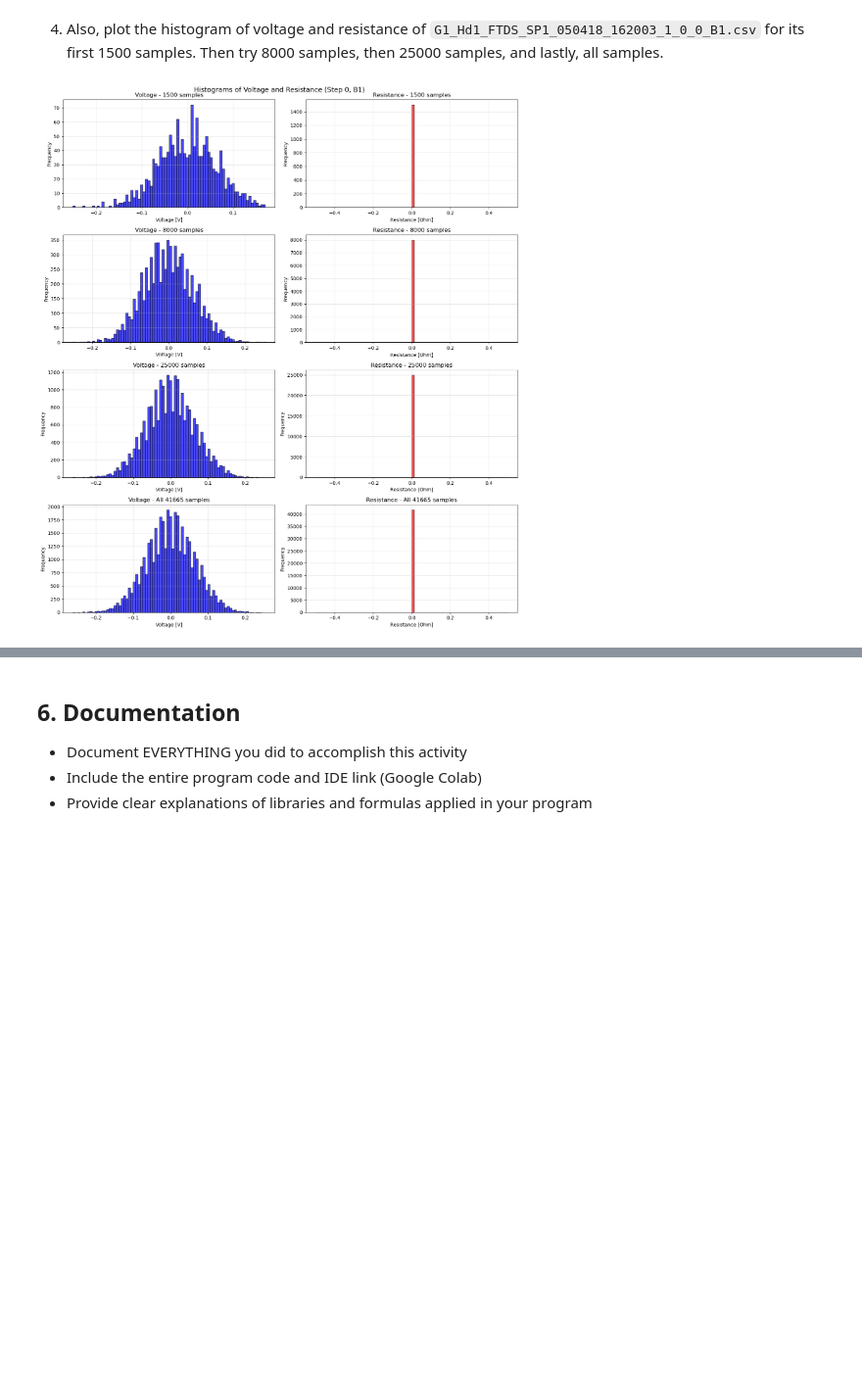
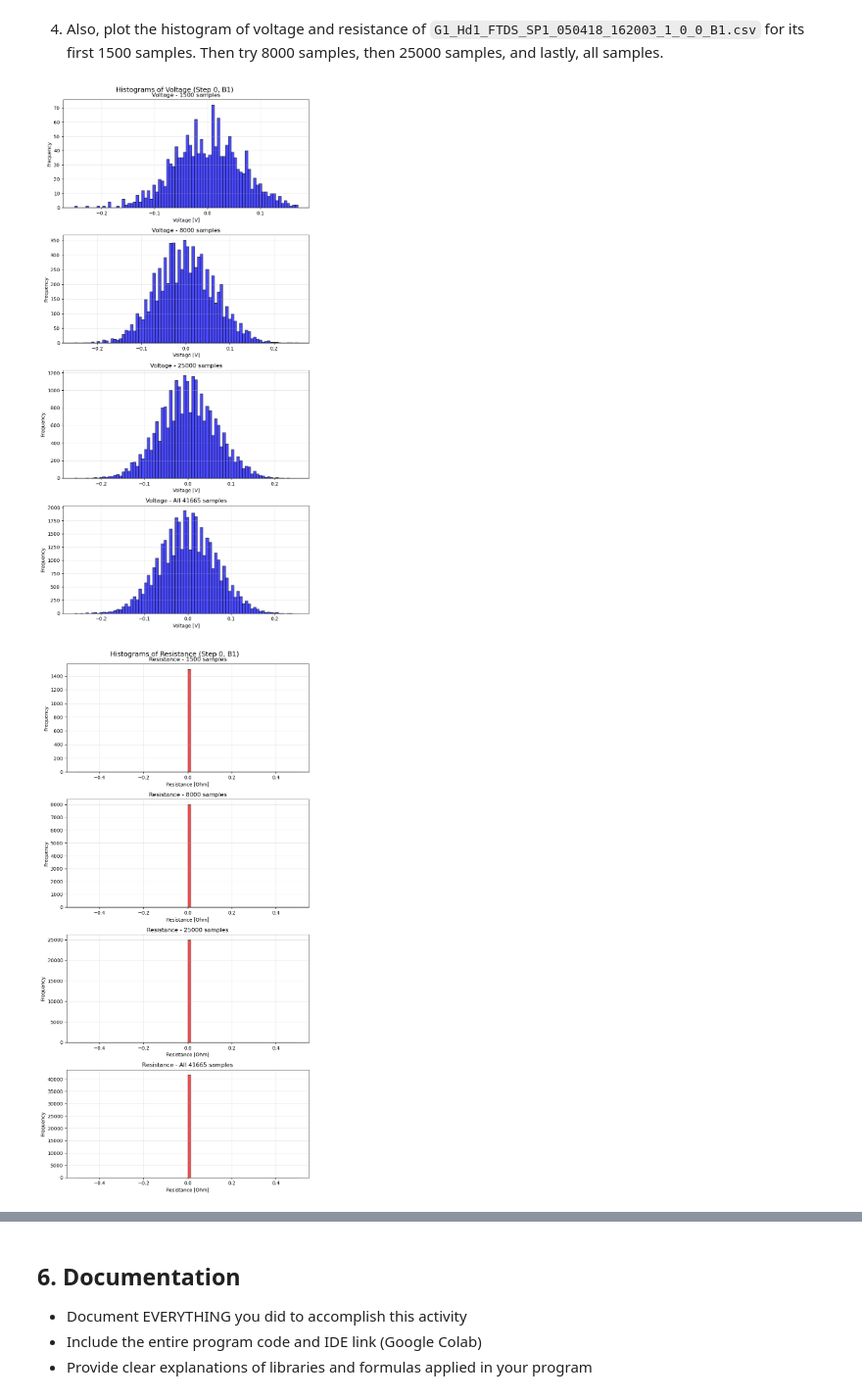
Before and after one commit to leon-pscl/CPE027-pscl, a Jupyter notebook: HOA3/Pascual_HOA3_CPE027_CPE41S2.ipynb, the cells around one changed output, grey strips where cells are left out. Shown at 98% size. Cells and saved outputs as stored; diff of their text form; code cells hidden in the pictures; blank space fills up the shorter version.

```diff
--- a/HOA3/Pascual_HOA3_CPE027_CPE41S2.ipynb
+++ b/HOA3/Pascual_HOA3_CPE027_CPE41S2.ipynb
@@ -34,0 +48,10 @@ A sensor managed to sample data in 0 to 195 steps. You will be given access to a
+# %%
+# Collect all CSV files from machine B1, sorted by filename
+b1_files = sorted(glob.glob(os.path.join(dataset_dir, '*_B1.csv')))
+
+# Exclude the BaseNoise file as specified
+b1_files = [f for f in b1_files if 'BaseNoise' not in f]
+
+print(f"Found {len(b1_files)} B1 files for processing.")
+for filepath in b1_files:
+    print(filepath)
@@ -182,34 +332,50 @@ plt.show()
 # %% [markdown]
 4. Also, plot the histogram of voltage and resistance of `G1_Hd1_FTDS_SP1_050418_162003_1_0_0_B1.csv` for its first 1500 samples. Then try 8000 samples, then 25000 samples, and lastly, all samples.
 # %%
+# Import libraries for data handling and plotting
 import pandas as pd
 import matplotlib.pyplot as plt
 
+# Read the Step 0 CSV file from machine B1, skipping 6 metadata header rows
 df = pd.read_csv('dataset/G1_Hd1_FTDS_SP1_050418_162003_1_0_0_B1.csv',
-                  skiprows=6, header=0, names=['Time', 'Voltage', 'Resistance'], usecols=[0,1,2])
+                  skiprows=6, header=0, names=['Time', 'Voltage', 'Resistance'], usecols=[0, 1, 2])
 
+# Define the sample sizes to compare: 1500, 8000, 25000, and all samples
 sample_sizes = [1500, 8000, 25000, len(df)]
 
-fig, axes = plt.subplots(4, 2, figsize=(14, 16))
-fig.suptitle('Histograms of Voltage and Resistance (Step 0, B1)', fontsize=14)
+# Figure 1: Voltage histograms
+fig1, axes1 = plt.subplots(4, 1, figsize=(8, 16))
+fig1.suptitle('Histograms of Voltage (Step 0, B1)', fontsize=14)
 
 for i, n in enumerate(sample_sizes):
     label = f'{n} samples' if n != len(df) else f'All {n} samples'
 
-    axes[i, 0].hist(df['Voltage'].iloc[:n], bins=80, color='blue', edgecolor='black', alpha=0.7)
-    axes[i, 0].set_title(f'Voltage - {label}')
-    axes[i, 0].set_xlabel('Voltage [V]')
-    axes[i, 0].set_ylabel('Frequency')
-    axes[i, 0].grid(True, alpha=0.3)
-
-    axes[i, 1].hist(df['Resistance'].iloc[:n], bins=80, color='red', edgecolor='black', alpha=0.7)
-    axes[i, 1].set_title(f'Resistance - {label}')
-    axes[i, 1].set_xlabel('Resistance [Ohm]')
-    axes[i, 1].set_ylabel('Frequency')
-    axes[i, 1].grid(True, alpha=0.3)
+    axes1[i].hist(df['Voltage'].iloc[:n], bins=80, color='blue', edgecolor='black', alpha=0.7)
+    axes1[i].set_title(f'Voltage - {label}')
+    axes1[i].set_xlabel('Voltage [V]')
+    axes1[i].set_ylabel('Frequency')
+    axes1[i].grid(True, alpha=0.3)
 
 plt.tight_layout()
-plt.savefig('histograms_step0.png', dpi=150, bbox_inches='tight')
+plt.savefig('histograms_voltage_step0.png', dpi=150, bbox_inches='tight')
 plt.show()
+
+# Figure 2: Resistance histograms
+fig2, axes2 = plt.subplots(4, 1, figsize=(8, 16))
+fig2.suptitle('Histograms of Resistance (Step 0, B1)', fontsize=14)
+
+for i, n in enumerate(sample_sizes):
+    label = f'{n} samples' if n != len(df) else f'All {n} samples'
+
+    axes2[i].hist(df['Resistance'].iloc[:n], bins=80, color='red', edgecolor='black', alpha=0.7)
+    axes2[i].set_title(f'Resistance - {label}')
+    axes2[i].set_xlabel('Resistance [Ohm]')
+    axes2[i].set_ylabel('Frequency')
+    axes2[i].grid(True, alpha=0.3)
+
+plt.tight_layout()
+plt.savefig('histograms_resistance_step0.png', dpi=150, bbox_inches='tight')
+plt.show()
 # %% [output]
-[figure, old version]
+[figure, new version]
+[figure, added]
```
Also changed, not shown: parts of 27 cells of this notebook, 8 other files.
